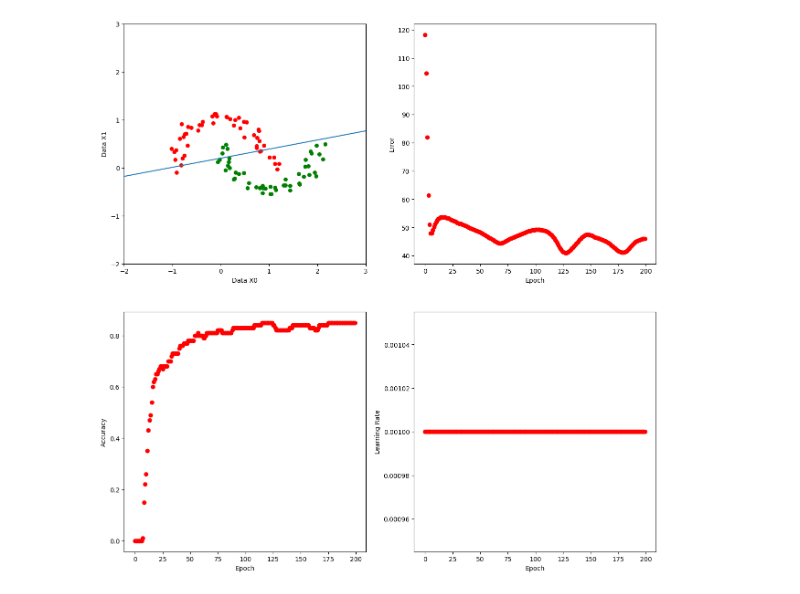
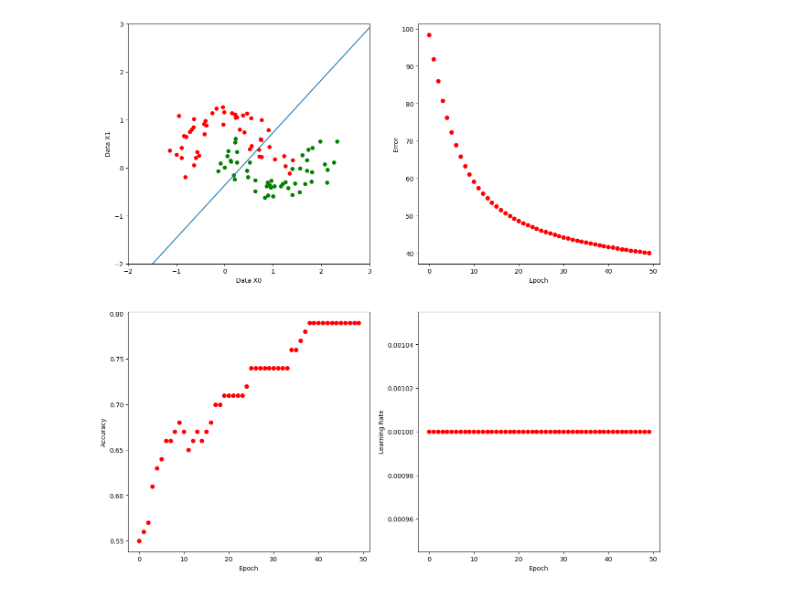
Before and after one commit to mihirgogate/micrograd, a Jupyter notebook: notebook.ipynb, the cells around one changed output. Drawn from its saved outputs; the diff is of its cells as text; code cells hidden in the pictures.

Commit message:
Add log loss + add zero grad

```diff
--- a/notebook.ipynb
+++ b/notebook.ipynb
@@ -226,23 +50,50 @@ d.draw(o)
 # %% [output]
 [drawing not drawn]
 # %%
+import random
 import numpy as np
 np.random.seed(1337)
 random.seed(1337)
 
 # make up a dataset
-from sklearn.datasets import make_moons
+from sklearn.datasets import make_moons, make_classification
 NUM_SAMPLES = 100
-X, Y = make_moons(n_samples=NUM_SAMPLES, noise=0.1)
+X, Y = make_moons(n_samples=NUM_SAMPLES, noise=0.2)
+# X, Y = make_classification(n_samples = NUM_SAMPLES, n_features=2, n_redundant=0,n_classes=2)
 
 Y = Y*2 - 1 # make Y -1 or 1
 # %%
 from IPython.display import display, clear_output
 from matplotlib import pyplot as plt
+from value import Value
+from predictors import Neuron
 # %matplotlib inline
 
+EPSILON = 1e-9
+
+def replace_zero(value):
+    if abs(value) < EPSILON:
+        return EPSILON
+    return value
+
+def get_loss1(prediction_value, y_value):
+    diff = prediction_value - y_value;
+    prod = diff ** 2
+    return prod
+
+def get_loss(prediction_value, y_value):
+    f1 = lambda x: (x + 1) / 2.0
+    f2 = lambda x: (-x + 1) / 2.0
+    pred1 = f1(prediction_value)
+    pred2 = f2(prediction_value)
+    pred1_ln = pred1.ln()
+    pred2_ln = pred2.ln()
+    product1 = f1(y_value) * pred1_ln
+    product2 = f2(y_value) * pred2_ln
+    return -(product1 + product2)
+
 def train(X, Y, n, plotter):
-    EPOCHS = 200
+    EPOCHS = 50
     DELTA = 0.001
 
     for k in range(EPOCHS):
@@ -253,10 +104,10 @@ def train(X, Y, n, plotter):
         for index, (x, y) in enumerate(zip(X, Y)):
             neuron_value = n([x[0], x[1]])
             y_value = Value(y, label='y')
-            diff = neuron_value - y_value;
-            prod = diff ** 2
-            error = prod + error
-            if abs(diff.data) < 0.01:
+            error = get_loss(neuron_value, y_value) + error
+            if y_value.data < 0 and neuron_value.data < 0:
+                correct_predictions += 1
+            elif y_value.data > 0 and neuron_value.data > 0:
                 correct_predictions += 1
             else:
                 incorrect_predictions += 1
@@ -269,11 +120,15 @@ def train(X, Y, n, plotter):
             # direction = 1 if p.grad >= 0 else -1
             p.data = p.data - DELTA * p.grad
 
+        # reset the gradients
+        for p in n.parameters():
+            p.grad = 0
 
         # get the x-intercept and y-intercept to show the decision boundary
         [w0, w1, b] = n.parameters()
         x_intercept = -b.data / w0.data
         y_intercept = -b.data / w1.data
+
         # visualize the decision boundary
         plotter.show_decision_boundary_and_stats(n, error, k, correct_predictions, incorrect_predictions, DELTA, x_intercept, y_intercept)
 
@@ -322,31 +177,31 @@ class Plotter:
 
         # update the error
         self.error_plot.plot(k, error.data, 'ro')
 
         # update the accuracy
         accuracy = (correct_predictions) / (correct_predictions + incorrect_predictions)
         self.accuracy_plot.plot(k, accuracy, 'ro')
 
         # update the learning rate
         self.learning_rate_plot.plot(k, learning_rate, 'ro')
 
         clear_output(wait=True)
         display(self.fig)
 
     def close(self):
         plt.close()
 
 
 # create a plotter to visualize the training process
 plotter = Plotter(X, Y)
 
 # create a neuron
 n = Neuron(2)
 
 # Train the neuron with these hyper-parameters
 train(X, Y, n, plotter)
 
 # Close plotter when done
 plotter.close()
 # %% [output]
-[figure, old version]
+[figure, new version]
```
Also changed, not shown: parts of 3 cells of this notebook, 3 other files.
